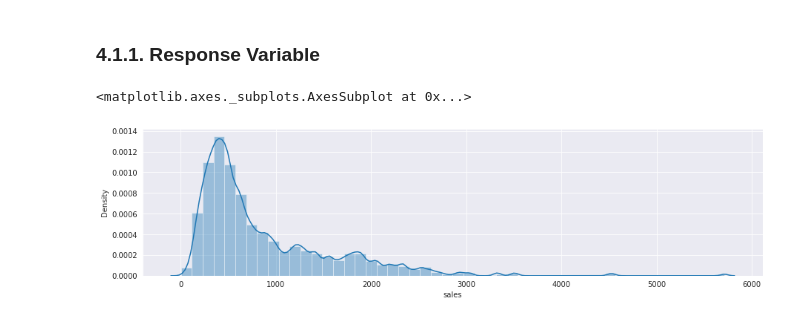
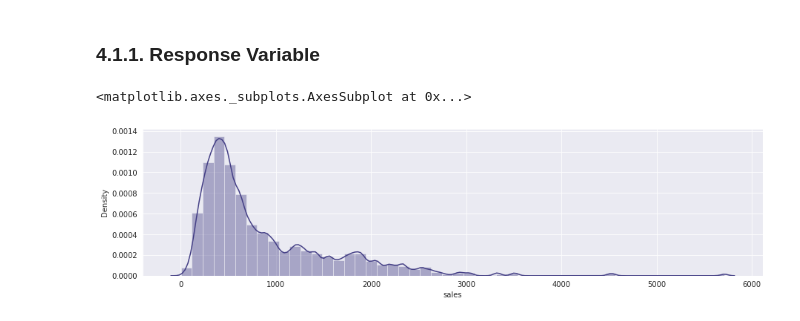
Before and after one commit to Matheus-Homem/future-sales-prediction, a Jupyter notebook: notebook/Future_Sales_Prediction.ipynb, the cells around one changed output. Drawn from its saved outputs; the diff is of its cells as text; code cells hidden in the pictures.

```diff
--- a/notebook/Future_Sales_Prediction.ipynb
+++ b/notebook/Future_Sales_Prediction.ipynb
@@ -14,6 +15,9 @@ import seaborn as sns
 # %%
 import warnings
 warnings.filterwarnings('ignore')
+# %%
+# Colors
+viridis = cm.get_cmap('viridis', 12)(0.2)
 # %% [markdown]
 ## 0.2. Loading Data
 # %%
@@ -308,9 +312,9 @@ df4 = df3.copy()
 # %%
 #@title Distribution Plot of Sales Variable
 plt.figure(figsize=(15,8))
 
 plt.subplot(2,1,1)
-sns.distplot(df4['sales'])
+sns.distplot(df4['sales'],color=viridis)
 # %% [output]
 <matplotlib.axes._subplots.AxesSubplot at 0x...>
-[figure, old version]
+[figure, new version]
```
Also changed, not shown: parts of 1 cell of this notebook.
